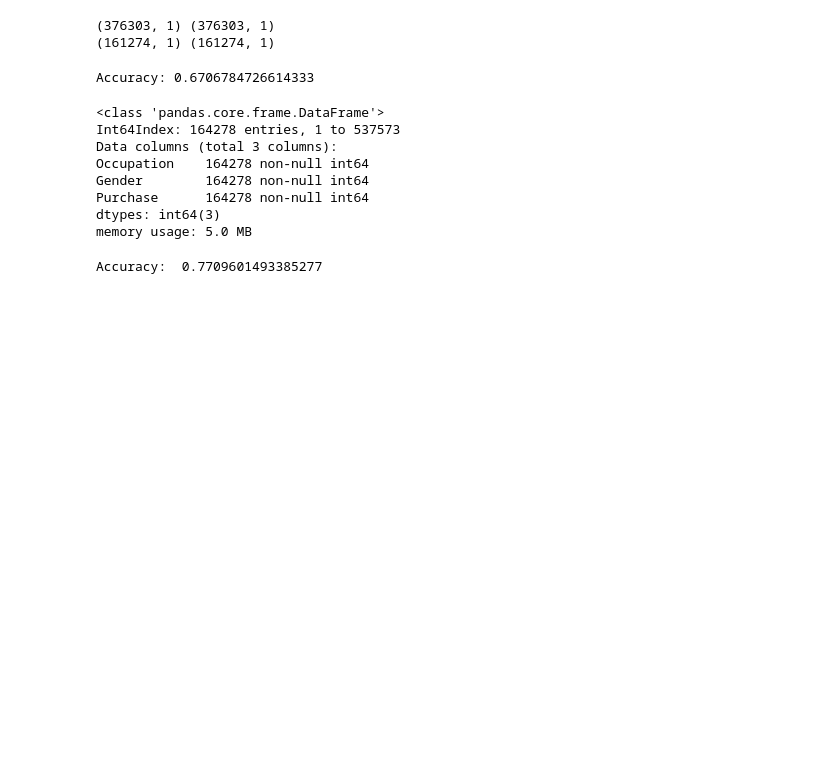
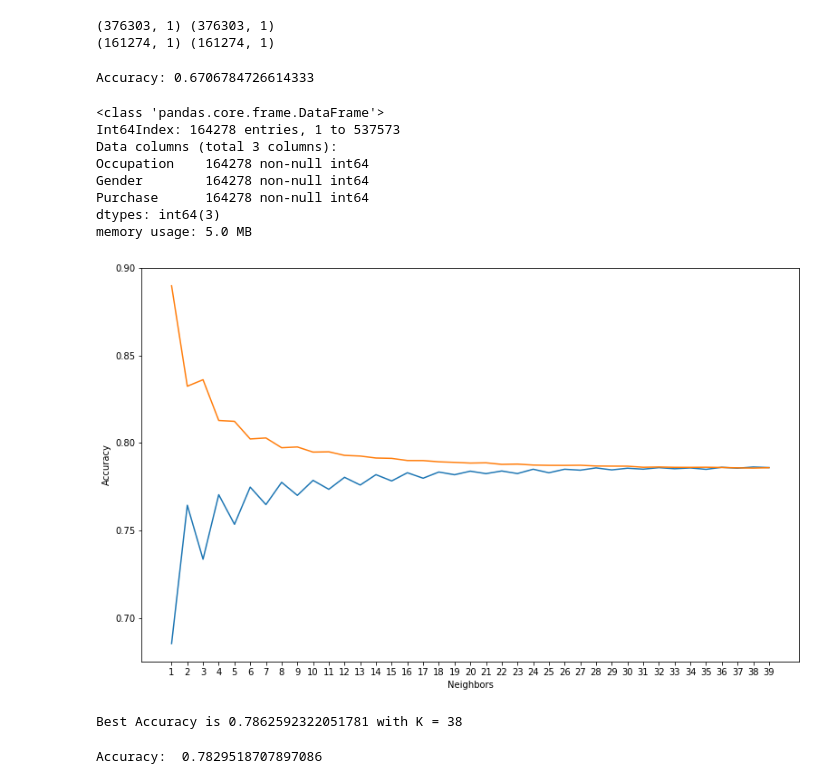
Before and after one commit to nicocurat/black-friday, a Jupyter notebook: black-friday.ipynb, the cells around one changed output. Saved outputs shown, nothing was run; the diff lists cells and outputs as text; code cells hidden in the pictures; blank space fills up the shorter version.

```diff
--- a/black-friday.ipynb
+++ b/black-friday.ipynb
@@ -768,11 +768,47 @@ Gender        164278 non-null int64
 Purchase      164278 non-null int64
 dtypes: int64(3)
 memory usage: 5.0 MB
+# %%
+from sklearn.neighbors import KNeighborsClassifier
+from sklearn.model_selection import train_test_split
+from sklearn.preprocessing import StandardScaler
+# Best K
+neighbors = np.arange(1, 40)
+
+train_accuracy = []
+test_accuracy = []
+
+for i, k in enumerate (neighbors):
+    clf = KNeighborsClassifier(n_neighbors = k)
+
+    scaler = StandardScaler()
+    scaler.fit(x_train)
+    x_train = scaler.transform(x_train)
+    x_test = scaler.transform(x_test)
+
+    clf.fit(x_train,y_train)
+    train_accuracy.append(clf.score(x_train,y_train))
+    test_accuracy.append(clf.score(x_test,y_test))
+
+# Plot
+plt.figure(figsize=(13, 8))
+
+plt.plot(neighbors, test_accuracy, label = 'Testing Accuracy')
+plt.plot(neighbors, train_accuracy, label = 'Training Accuracy')
+
+plt.xlabel('Neighbors')
+plt.ylabel('Accuracy')
+
+plt.xticks(neighbors)
+
+plt.show()
+
+print('Best Accuracy is {} with K = {}'.format(np.max(test_accuracy), 1 + test_accuracy.index(np.max(test_accuracy))))
+# %% [output]
+[figure, added]
+Best Accuracy is 0.7862592322051781 with K = 38
 # %%
-from sklearn.neighbors import KNeighborsClassifier
-from sklearn.model_selection import train_test_split
-
-clf = KNeighborsClassifier(n_neighbors = 35)
+clf = KNeighborsClassifier(n_neighbors = 37)
 
 # X = Occupation, Purchase; Y = Gender
 x, y = knn_df.loc[:,knn_df.columns != 'Gender'], knn_df.loc[:,'Gender']
@@ -780,10 +816,16 @@ x, y = knn_df.loc[:,knn_df.columns != 'Gender'], knn_df.loc[:,'Gender']
 # Create train and test datasets
 x_train, x_test, y_train, y_test = train_test_split(x, y, test_size = 0.3)
 
+scaler = StandardScaler()
+scaler.fit(x_train)
+
+x_train = scaler.transform(x_train)
+x_test = scaler.transform(x_test)
+
 clf.fit(x_train, y_train)
 
-clf.predict(x_test)
+y_pred = clf.predict(x_test)
 
 print('Accuracy: ', clf.score(x_test, y_test))
 # %% [output]
-Accuracy:  0.7709601493385277
+Accuracy:  0.7829518707897086
```
Also changed, not shown: parts of 6 cells of this notebook.
